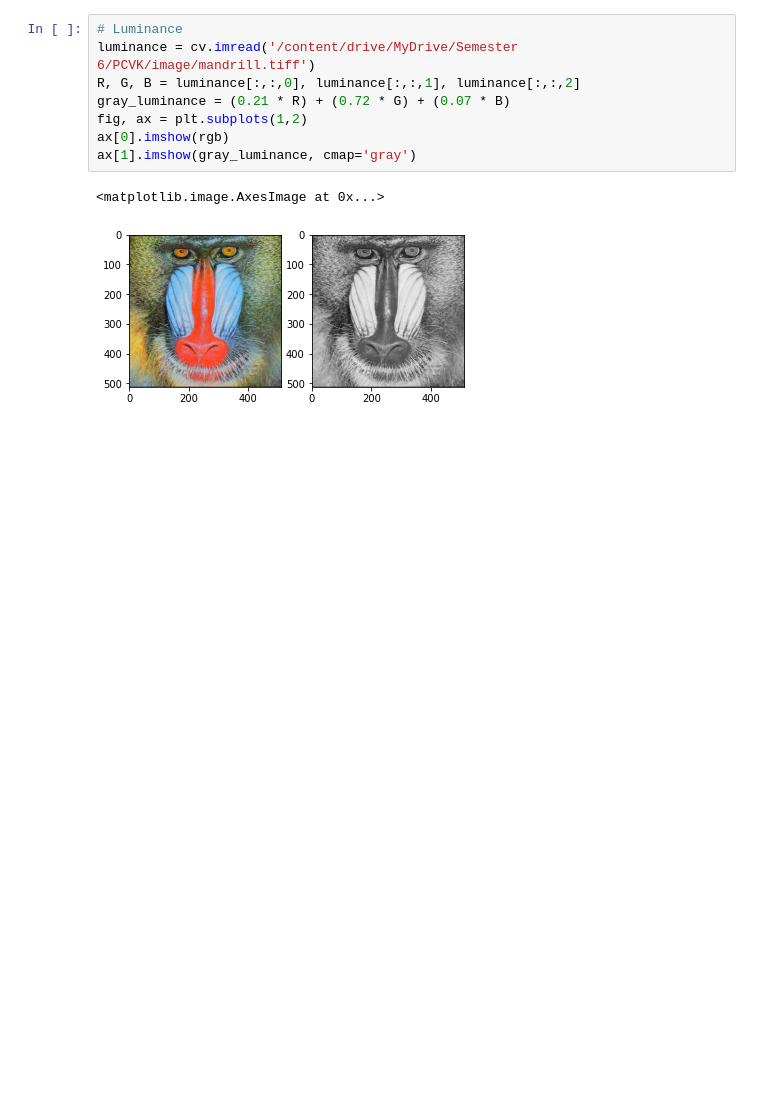
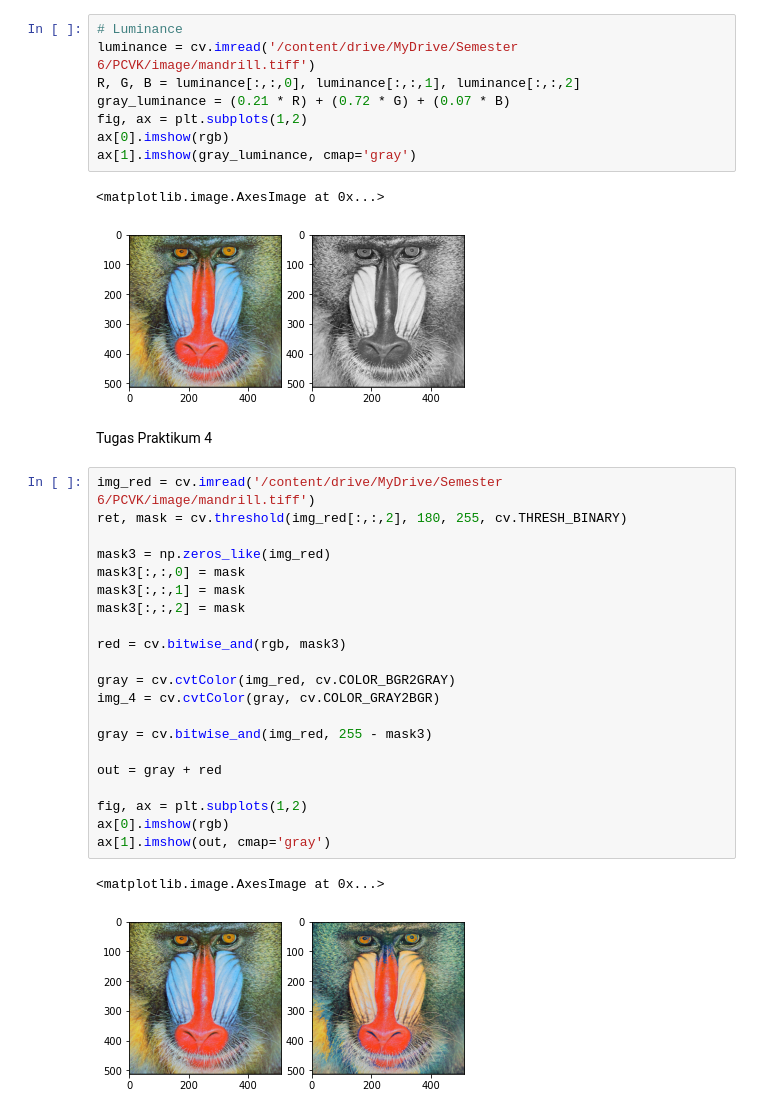
Before and after one commit to Wahjoe45/PCVK_GENAP_2023, a Jupyter notebook: Week3.ipynb, the cells around one changed output. Saved outputs shown, nothing was run; the diff lists cells and outputs as text; blank space fills up the shorter version.

```diff
--- a/Week3.ipynb
+++ b/Week3.ipynb
@@ -131,3 +131,29 @@ ax[1].imshow(gray_luminance, cmap='gray')
 # %% [output]
 <matplotlib.image.AxesImage at 0x...>
 [figure]
+# %% [markdown]
+Tugas Praktikum 4
+# %%
+img_red = cv.imread('/content/drive/MyDrive/Semester 6/PCVK/image/mandrill.tiff')
+ret, mask = cv.threshold(img_red[:,:,2], 180, 255, cv.THRESH_BINARY)
+
+mask3 = np.zeros_like(img_red)
+mask3[:,:,0] = mask
+mask3[:,:,1] = mask
+mask3[:,:,2] = mask
+
+red = cv.bitwise_and(rgb, mask3)
+
+gray = cv.cvtColor(img_red, cv.COLOR_BGR2GRAY)
+img_4 = cv.cvtColor(gray, cv.COLOR_GRAY2BGR)
+
+gray = cv.bitwise_and(img_red, 255 - mask3)
+
+out = gray + red
+
+fig, ax = plt.subplots(1,2)
+ax[0].imshow(rgb)
+ax[1].imshow(out, cmap='gray')
+# %% [output]
+<matplotlib.image.AxesImage at 0x...>
+[figure, added]
```
